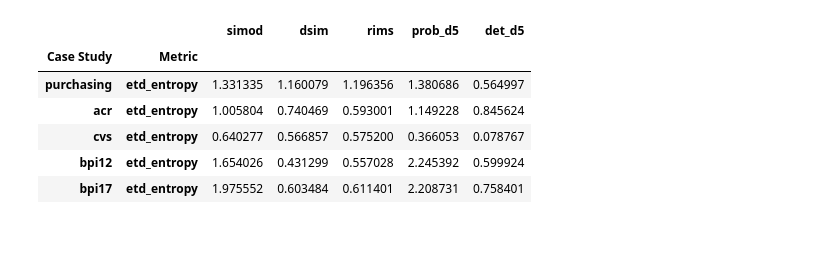
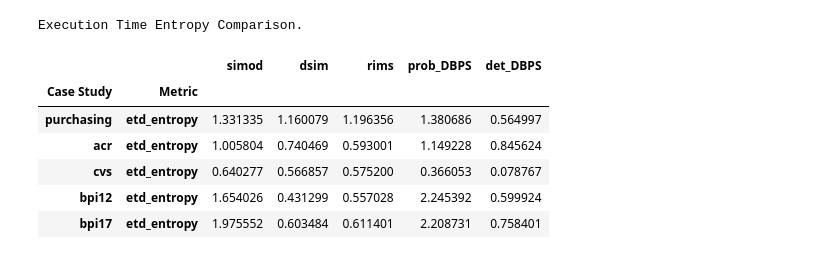
Before and after one commit to franvinci/prosit, a Jupyter notebook: analysis.ipynb, the cells around one changed output. Cells and saved outputs as stored; diff of their text form; code cells hidden in the pictures.

```diff
--- a/analysis.ipynb
+++ b/analysis.ipynb
@@ -213,7 +159,7 @@ methods = ['simod', 'maxdepth_5']
 rows = []
 
 for case in casestudies:
-    filename = f'outputs/rule_distances_{case}.json'
+    filename = f'{my_results_path}/rule_distances_{case}.json'
     if os.path.exists(filename):
         with open(filename) as f:
             data = json.load(f)
@@ -229,8 +175,10 @@ for case in casestudies:
         print(f"Warning: File {filename} not found")
 
 df = pd.DataFrame(rows)
+df.rename(columns={"maxdepth_5": "DBPS"}, inplace=True)
 df.set_index(["Case Study", "Metric"], inplace=True)
 
 styled = df.style.highlight_min(axis=1, color='green')
+print("Rule Accuracy Comparison (White-Box).")
 styled
 # %% [output]
@@ -255,29 +215,31 @@ styled
 # %%
 def generate_entropy_comparison_table(depth):
     rows = []
     for case in casestudies:
         for metric in entropy_metrics:
             row = {"Case Study": case, "Metric": metric}
 
             for method in methods_sota:
                 val = sota_data.get(method, {}).get(case, {}).get(metric, np.nan)
                 row[method] = val
 
-            row[f"prob_d{depth}"] = my_data["prob"].get(case, {}).get(metric, {}).get(depth, (np.nan,))[0]
-            row[f"det_d{depth}"] = my_data["det"].get(case, {}).get(metric, {}).get(depth, (np.nan,))[0]
+            row[f"prob_DBPS"] = my_data["prob"].get(case, {}).get(metric, {}).get(depth, (np.nan,))[0]
+            row[f"det_DBPS"] = my_data["det"].get(case, {}).get(metric, {}).get(depth, (np.nan,))[0]
 
             rows.append(row)
 
     df = pd.DataFrame(rows)
     df.set_index(["Case Study", "Metric"], inplace=True)
 
     styled = df.style.highlight_max(axis=1, color='green').highlight_min(axis=1, color='red')
     return df, styled
 
 df_max, styled = generate_entropy_comparison_table(best_depth)
+print("Execution Time Entropy Comparison.")
 styled
 # %% [output]
+Execution Time Entropy Comparison.
-|  |  | simod | dsim | rims | prob_d5 | det_d5 |
+|  |  | simod | dsim | rims | prob_DBPS | det_DBPS |
 | Case Study | Metric |  |  |  |  |  |
 | purchasing | etd_entropy | 1.331335 | 1.160079 | 1.196356 | 1.380686 | 0.564997 |
 | acr | etd_entropy | 1.005804 | 0.740469 | 0.593001 | 1.149228 | 0.845624 |
```
Also changed, not shown: parts of 10 cells of this notebook.
